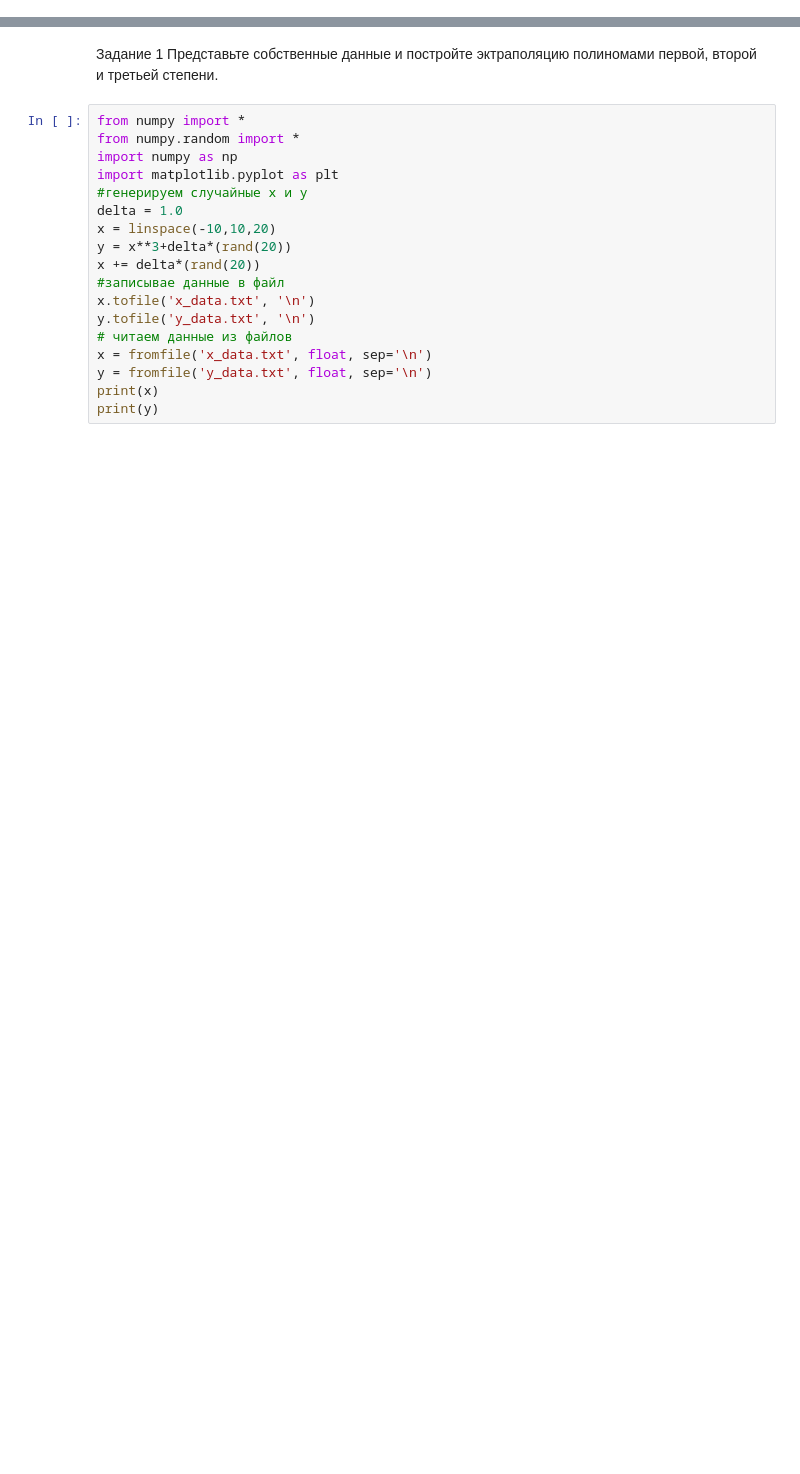
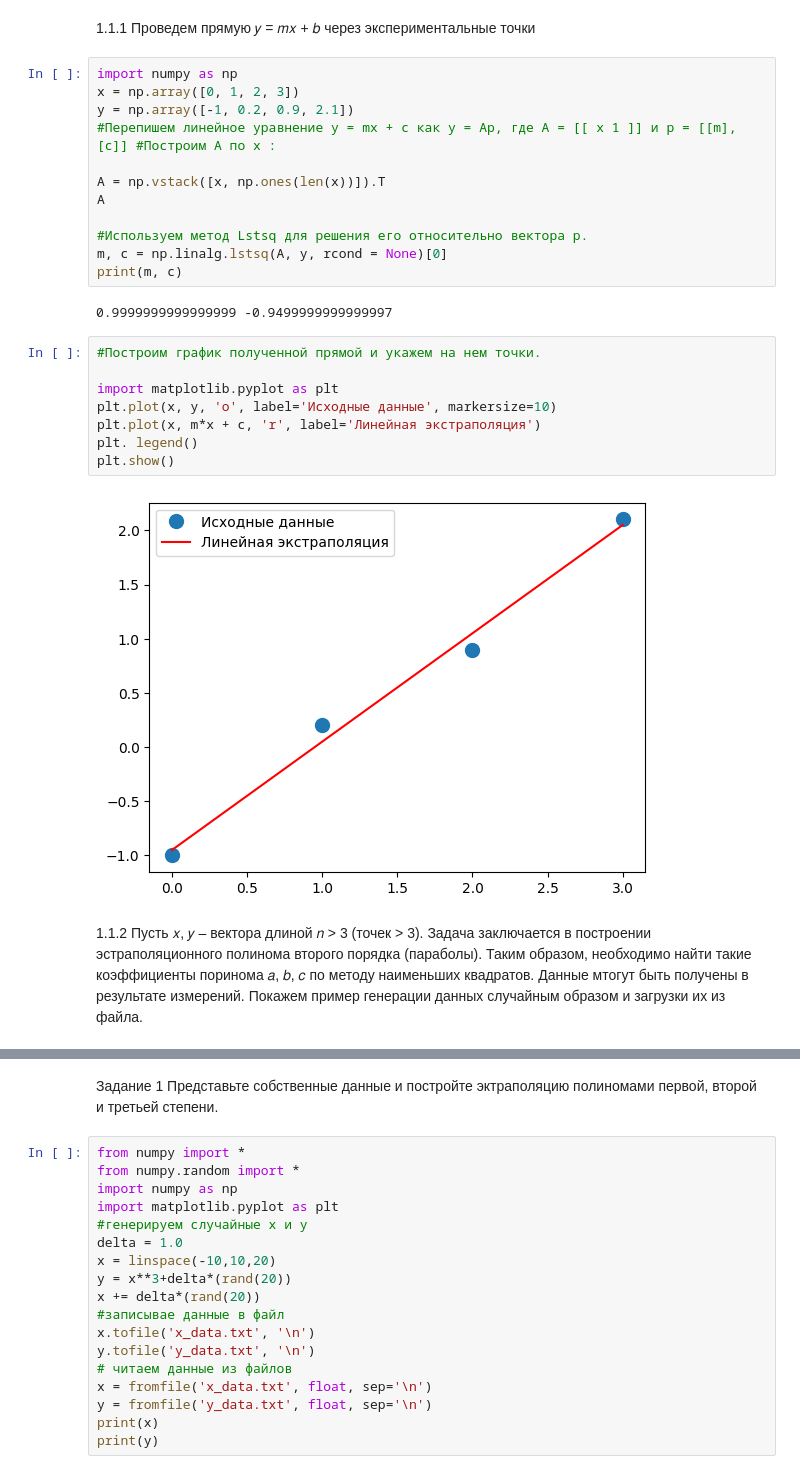
Before and after one commit to smurfac4/II, a Jupyter notebook: artificial intelligence/4/4_тетрадь_Ульянов_Никита_Владимирович_ИКБО_29_22.ipynb, the cells around one changed output, grey strips where cells are left out. Drawn from its saved outputs; the diff is of its cells as text; blank space fills up the shorter version.

```diff
--- a/artificial intelligence/4/4_тетрадь_Ульянов_Никита_Владимирович_ИКБО_29_22.ipynb
+++ b/artificial intelligence/4/4_тетрадь_Ульянов_Никита_Владимирович_ИКБО_29_22.ipynb
@@ -0,0 +1,33 @@
+# %% [markdown]
+1.1.1 Проведем прямую 𝑦 = 𝑚𝑥 + 𝑏 через экспериментальные точки
+# %%
+import numpy as np
+x = np.array([0, 1, 2, 3])
+y = np.array([-1, 0.2, 0.9, 2.1])
+#Перепишем линейное уравнение у = mx + с как у = Аp, где А = [[ x 1 ]] и p = [[m], [c]] #Построим А по х :
+
+A = np.vstack([x, np.ones(len(x))]).T
+A
+
+#Используем метод Lstsq для решения его относительно вектора р.
+m, c = np.linalg.lstsq(A, y, rcond = None)[0]
+print(m, c)
+# %% [output]
+0.9999999999999999 -0.9499999999999997
+# %%
+#Построим график полученной прямой и укажем на нем точки.
+
+import matplotlib.pyplot as plt
+plt.plot(x, y, 'o', label='Исходные данные', markersize=10)
+plt.plot(x, m*x + c, 'r', label='Линейная экстраполяция')
+plt. legend()
+plt.show()
+# %% [output]
+[figure, added]
+# %% [markdown]
+1.1.2 Пусть 𝑥, 𝑦 – вектора длиной 𝑛 > 3 (точек > 3). Задача заключается в
+построении эстраполяционного полинома второго порядка (параболы). Таким
+образом, необходимо найти такие коэффициенты поринома 𝑎, 𝑏, 𝑐 по методу
+наименьших квадратов. Данные мтогут быть получены в результате
+измерений. Покажем пример генерации данных случайным образом и
+загрузки их из файла.
```
Also changed, not shown: parts of 28 cells of this notebook, 5 other files.
